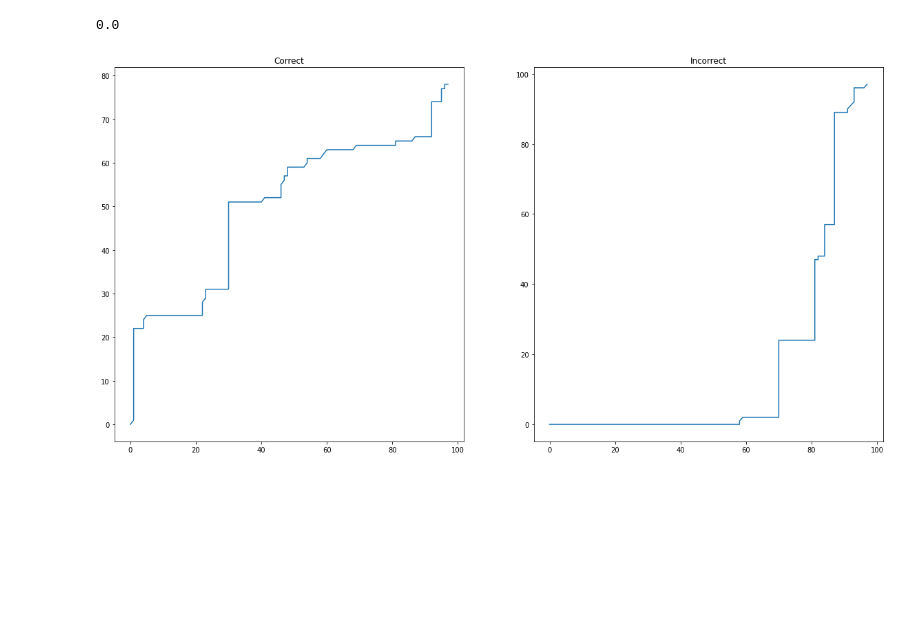
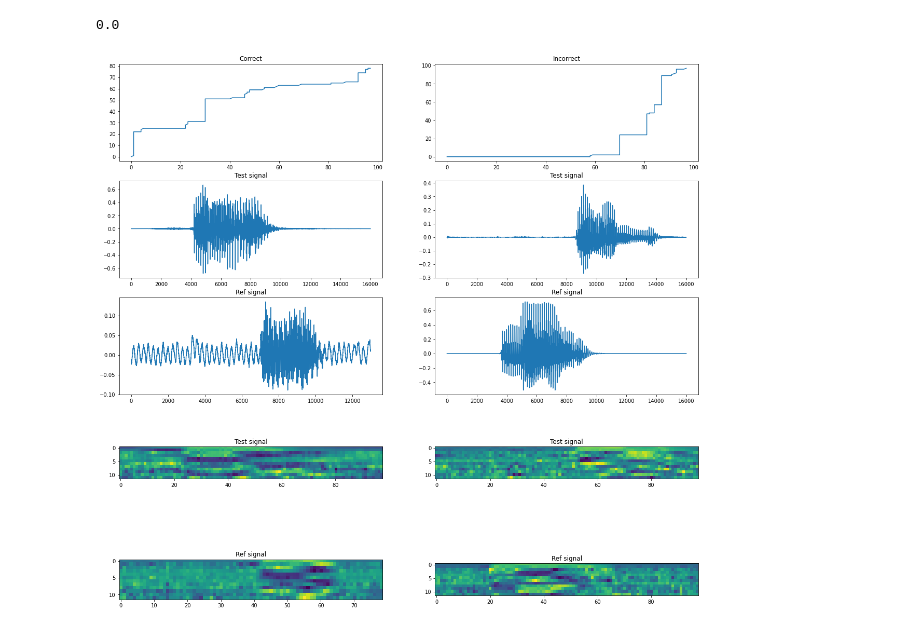
Before and after one commit to ignasi00/SLPDL, a Jupyter notebook: dtw3_playground.ipynb, the cells around one changed output. Saved outputs shown, nothing was run; the diff lists cells and outputs as text; code cells hidden in the pictures; blank space fills up the shorter version.

```diff
--- a/dtw3_playground.ipynb
+++ b/dtw3_playground.ipynb
@@ -87,7 +87,7 @@ print(dist)
 0.0
 # %%
 # TODO: Plot one example of the alignment with the closest reference when the test signal is different from the reference signal (different digit) or equal (same digit).
-fig = plt.figure(figsize=(20, 10))
+fig = plt.figure(figsize=(20, 20))
 
 commands10x10_list = './data_lists/commands10x10.csv'
 commands10x10 = DTW_Dataset(commands10x10_list, data_root='', names=None, type_='train')
@@ -101,33 +101,61 @@ for i, test_data in enumerate(commands10x10_loader):
     mincost = np.inf
     minref_text = None
     minref_speaker = None
     min_path = None
+    minref_wav = None
+    minref_mfcc = None
     for j, ref_data in enumerate(commands10x10_loader):
         ref_mfcc, ref_wav, ref_sfr, ref_filename, ref_text, ref_speaker = tuple(zip(*ref_data))[0]
 
         if test_speaker == ref_speaker : continue
 
         if test_filename != ref_filename:
             distance, path = dtw(test_mfcc, ref_mfcc)
 
             if distance < mincost:
                 mincost = distance
                 minref_text = ref_text
                 minref_speaker = ref_speaker
                 min_path = path
+                minref_wav = ref_wav
+                minref_mfcc = ref_mfcc
 
     if (z & 1) and minref_text == test_text:
-        fig = plt.subplot(1, 2, 1)
+        fig = plt.subplot(5, 2, 1)
         plt.plot(min_path[:, 0], min_path[:, 1])
         plt.title('Correct')
+        fig = plt.subplot(5, 2, 3)
+        plt.plot(test_wav)
+        plt.title('Test signal')
+        fig = plt.subplot(5, 2, 5)
+        plt.plot(minref_wav)
+        plt.title('Ref signal')
+        fig = plt.subplot(5, 2, 7)
+        plt.imshow(test_mfcc.T)
+        plt.title('Test signal')
+        fig = plt.subplot(5, 2, 9)
+        plt.imshow(minref_mfcc.T)
+        plt.title('Ref signal')
         z = z - 1
 
     elif (z & 2) and minref_text != test_text:
-        fig = plt.subplot(1, 2, 2)
+        fig = plt.subplot(5, 2, 2)
         plt.plot(min_path[:, 0], min_path[:, 1])
         plt.title('Incorrect')
+        fig = plt.subplot(5, 2, 4)
+        plt.plot(test_wav)
+        plt.title('Test signal')
+        fig = plt.subplot(5, 2, 6)
+        plt.plot(minref_wav)
+        plt.title('Ref signal')
+        fig = plt.subplot(5, 2, 8)
+        plt.imshow(test_mfcc.T)
+        plt.title('Test signal')
+        fig = plt.subplot(5, 2, 10)
+        plt.imshow(minref_mfcc.T)
+        plt.title('Ref signal')
         z = z % 2
 
     if z == 0 : break
 # %% [output]
-[figure, old version]
+[figure, new version]
```
